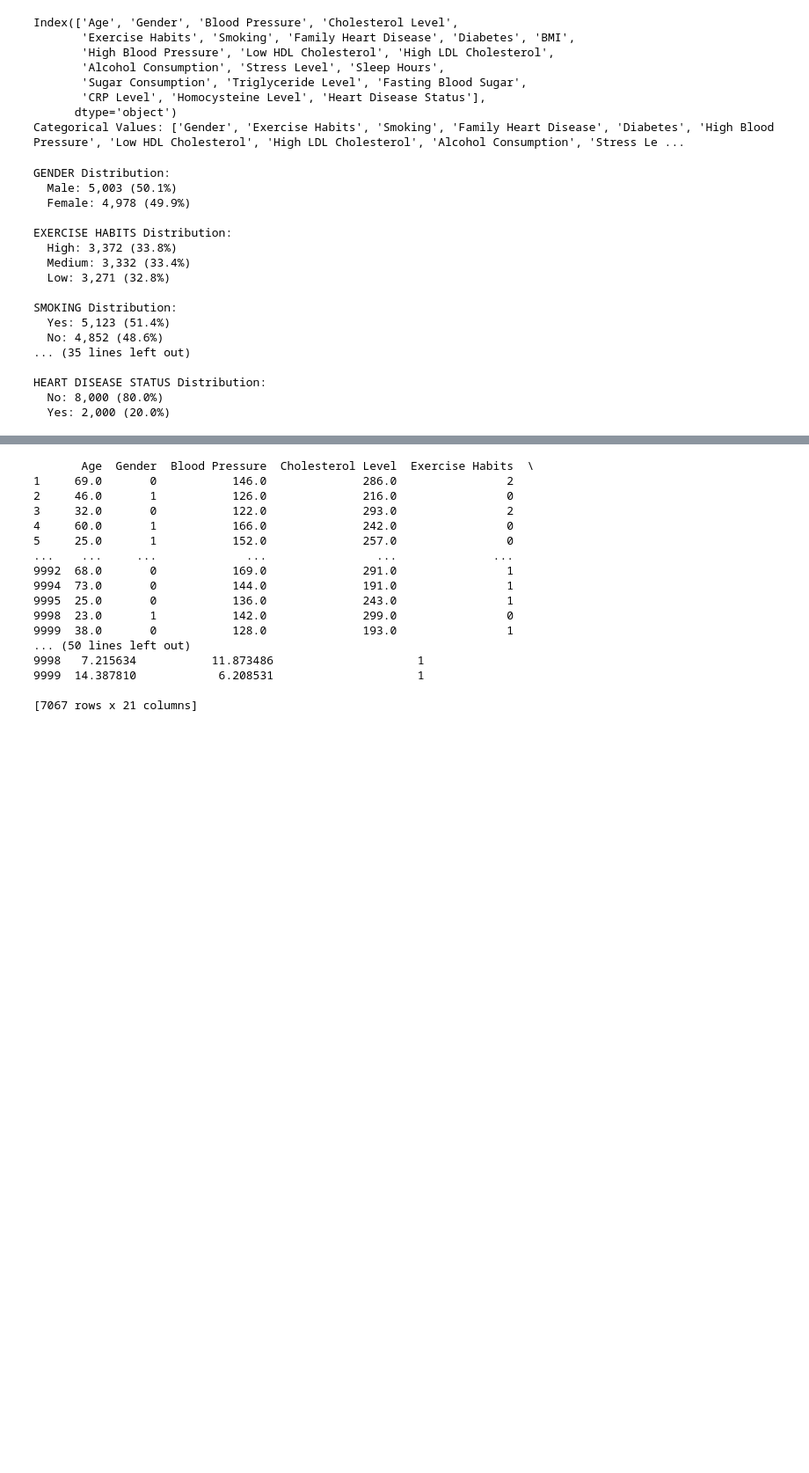
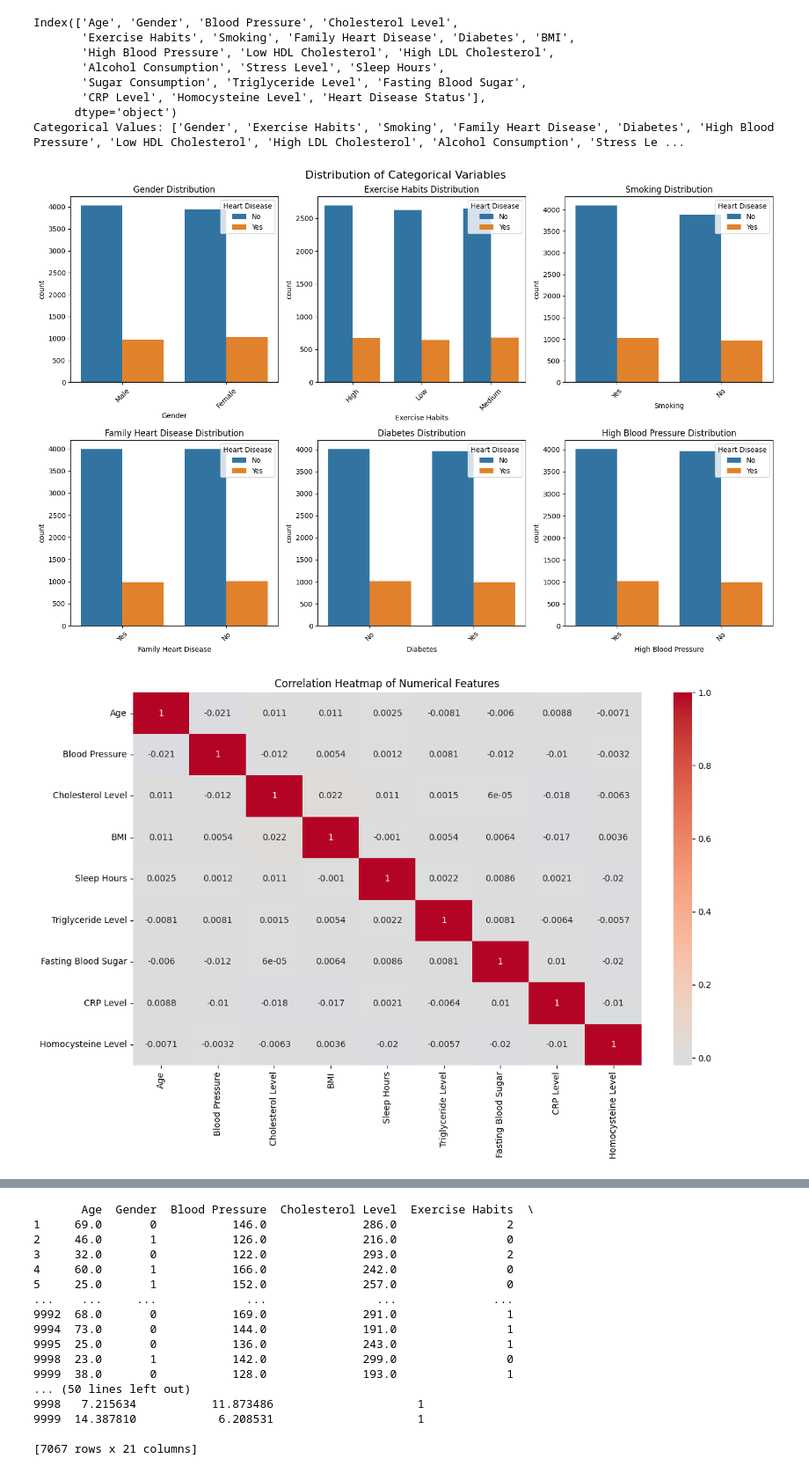
Before and after one commit to Syed-Ahmed02/Heart-Disease-Predictor, a Jupyter notebook: backend/notebook.ipynb, the cells around one changed output, grey strips where cells are left out. Shown: that part at 88% size. Saved outputs shown, nothing was run; the diff lists cells and outputs as text; code cells hidden in the pictures; blank space fills up the shorter version.

```diff
--- a/backend/notebook.ipynb
+++ b/backend/notebook.ipynb
@@ -56,28 +122,34 @@ Index(['Age', 'Gender', 'Blood Pressure', 'Cholesterol Level',
        'CRP Level', 'Homocysteine Level', 'Heart Disease Status'],
       dtype='object')
 Categorical Values: ['Gender', 'Exercise Habits', 'Smoking', 'Family Heart Disease', 'Diabetes', 'High Blood Pressure', 'Low HDL Cholesterol', 'High LDL Cholesterol', 'Alcohol Consumption', 'Stress Le ...
-# %%
-for feature in categroical_values:
-    print(f"\n{feature.upper()} Distribution:")
-    distribution = df[feature].value_counts()
-    percentage = df[feature].value_counts(normalize=True) * 100
-    for value, count in distribution.items():
-        print(f"  {value}: {count:,} ({percentage[value]:.1f}%)")
-# %% [output]
-GENDER Distribution:
-  Male: 5,003 (50.1%)
-  Female: 4,978 (49.9%)
-
-EXERCISE HABITS Distribution:
-  High: 3,372 (33.8%)
-  Medium: 3,332 (33.4%)
-  Low: 3,271 (32.8%)
-
-SMOKING Distribution:
-  Yes: 5,123 (51.4%)
-  No: 4,852 (48.6%)
-... (35 lines left out)
-
-HEART DISEASE STATUS Distribution:
-  No: 8,000 (80.0%)
-  Yes: 2,000 (20.0%)
+# %%
+# Create visualizations for categorical variables
+plt.figure(figsize=(15, 10))
+plt.suptitle('Distribution of Categorical Variables', fontsize=16)
+
+for idx, feature in enumerate(categroical_values[:6], 1):
+    plt.subplot(2, 3, idx)
+    sns.countplot(data=df, x=feature, hue='Heart Disease Status')
+    plt.title(f'{feature} Distribution')
+    plt.xticks(rotation=45)
+    plt.legend(title='Heart Disease')
+
+plt.tight_layout()
+plt.show()
+
+# Create correlation heatmap for numerical variables
+numerical_cols = df.select_dtypes(include=['float64']).columns
+plt.figure(figsize=(12, 8))
+sns.heatmap(df[numerical_cols].corr(), annot=True, cmap='coolwarm', center=0)
+plt.title('Correlation Heatmap of Numerical Features')
+plt.tight_layout()
+plt.show()
+
+# Age distribution by Heart Disease Status
+plt.figure(figsize=(10, 6))
+sns.boxplot(data=df, x='Heart Disease Status', y='Age')
+plt.title('Age Distribution by Heart Disease Status')
+plt.show()
+# %% [output]
+[figure, added]
+[figure, added]
```
Also changed, not shown: parts of 14 cells of this notebook, 1 other file.
